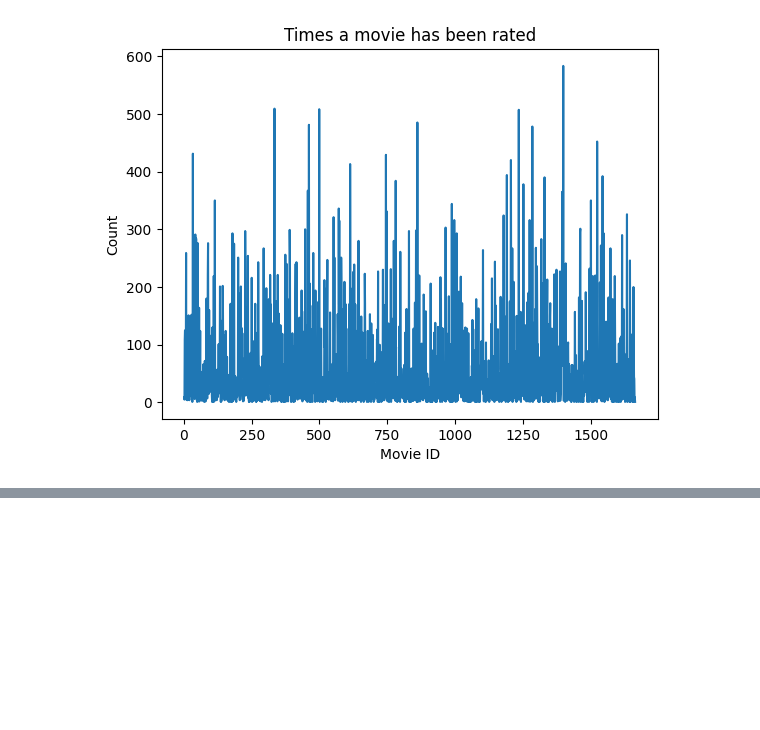
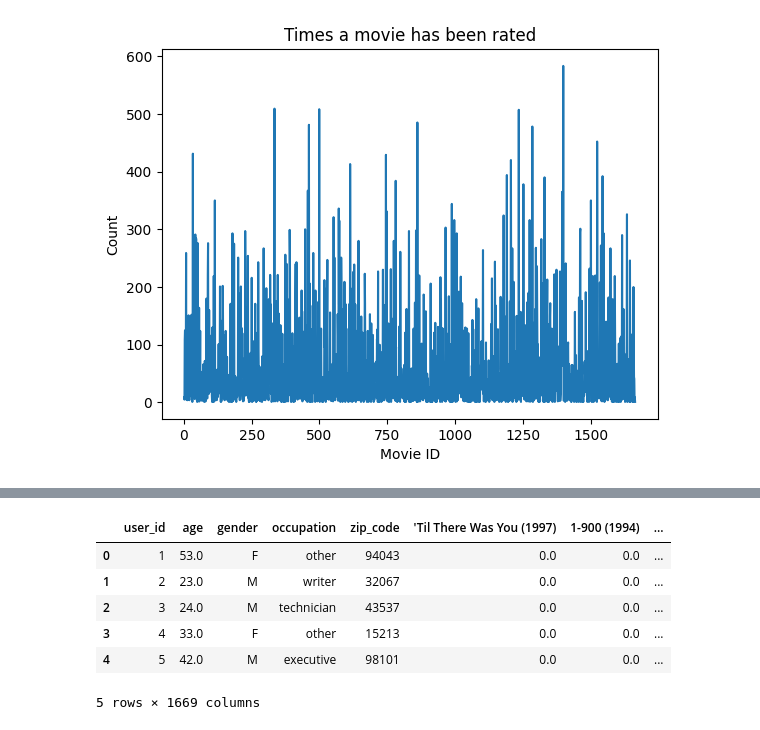
Before and after one commit to maintheme2/movie-recommender-system, a Jupyter notebook: notebooks/1.0-data-exploration-and-preprocessing.ipynb, the cells around one changed output, grey strips where cells are left out. Cells and saved outputs as stored; diff of their text form; code cells hidden in the pictures; blank space fills up the shorter version.

```diff
--- a/notebooks/1.0-data-exploration-and-preprocessing.ipynb
+++ b/notebooks/1.0-data-exploration-and-preprocessing.ipynb
@@ -154,0 +187,17 @@ plt.show()
+# %%
+final_df.insert(0, 'age', users['age'])
+final_df.insert(1, 'gender', users['gender'])
+final_df.insert(2, 'occupation', users['occupation'])
+final_df.insert(3, 'zip_code', users['zip_code'])
+
+final_df = final_df.rename_axis(None, axis="columns").reset_index()
+
+final_df.head()
+# %% [output]
+|  | user_id | age | gender | occupation | zip_code | 'Til There Was You (1997) | 1-900 (1994) | ... |
+| 0 | 1 | 53.0 | F | other | 94043 | 0.0 | 0.0 | ... |
+| 1 | 2 | 23.0 | M | writer | 32067 | 0.0 | 0.0 | ... |
+| 2 | 3 | 24.0 | M | technician | 43537 | 0.0 | 0.0 | ... |
+| 3 | 4 | 33.0 | F | other | 15213 | 0.0 | 0.0 | ... |
+| 4 | 5 | 42.0 | M | executive | 98101 | 0.0 | 0.0 | ... |
+5 rows × 1669 columns
```
Also changed, not shown: parts of 11 cells of this notebook.
